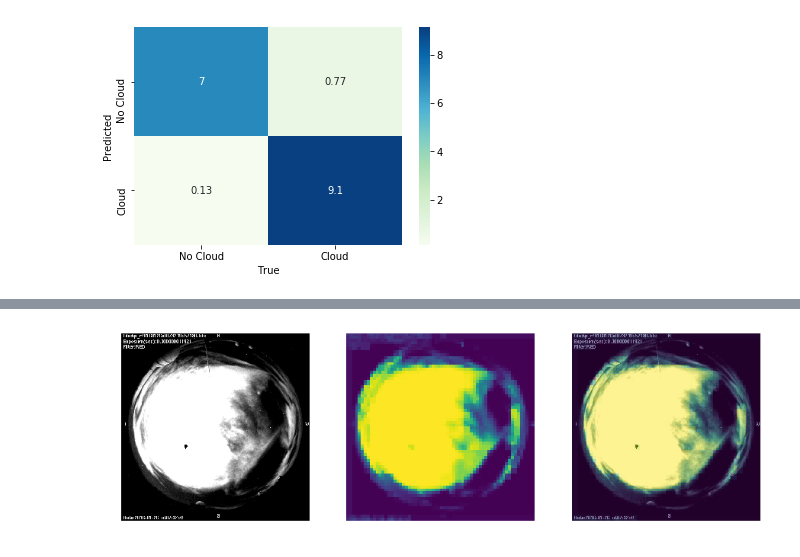
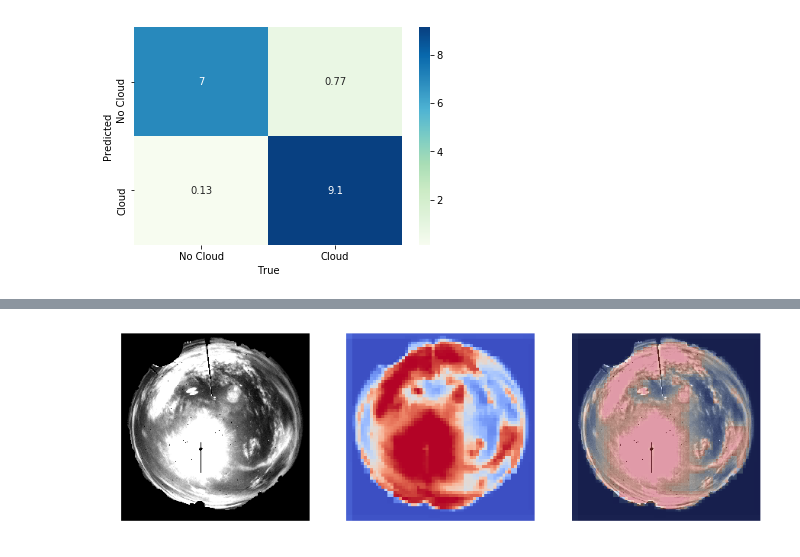
Before and after one commit to dylanagreen/kpno-allsky, a Jupyter notebook: Image Classifier v3.ipynb, the cells around one changed output, grey strips where cells are left out. Drawn from its saved outputs; the diff is of its cells as text; code cells hidden in the pictures.

```diff
--- a/Image Classifier v3.ipynb
+++ b/Image Classifier v3.ipynb
@@ -208,7 +208,9 @@ print(len(p2))
 # %% [output]
 771
 # %%
-d1 = PixelDataset('r_ut041252s80160.png', p2, transform=aug_transform)
+pics = os.listdir(os.path.join('Images', *['data', 'train', '0.3']))
+for pic in pics:
+    d1 = PixelDataset(pic, p2, transform=aug_transform)
 d2 = PixelDataset('r_ut023938s39540.png', p2, transform=aug_transform) # No Cloud Image
 data = ConcatDataset([d1, d2])
 
@@ -439,7 +443,7 @@ def check_entire(name, scale):
     return net(pic.to(device)).data.to('cpu')
 # %%
 %%time
-name = 'r_ut073249s57180.png'
+name = 'r_ut083040s60660.png'
 s = 1
 test = check_entire(name, s)
 x = test[0,1,:,:]
@@ -506,23 +510,23 @@ from scipy.stats import gmean
 # %%
 y2 = np.concatenate(y, axis=2)
 
 # y5 tests a theory that the contrast would look better with some truncation.
 y5 = np.where(y2 > 7, 7, y2)
 y3 = np.median(y2, axis=2)
 fig, ax = plt.subplots(1,3)
 fig.set_size_inches(15,7)
 
 ax[0].imshow(im, cmap='gray')
 ax[0].set_axis_off()
-ax[1].imshow(y3, interpolation='nearest', cmap="viridis")
+ax[1].imshow(y3, interpolation='nearest', cmap="coolwarm")
 ax[1].set_axis_off()
 
 # This just resizes it so we can overplot it.
 y4 = np.array(Image.fromarray(y3).resize((512,512)))
 ax[2].imshow(im, interpolation='none', cmap="gray")
-ax[2].imshow(y4, interpolation='nearest', cmap="viridis", alpha=0.5)
+ax[2].imshow(y4, interpolation='nearest', cmap="coolwarm", alpha=0.4)
 ax[2].set_axis_off()
 
 plt.savefig('heatmap-test.png', bbox_inches='tight', dpi=256)
 # %% [output]
-[figure, old version]
+[figure, new version]
```
Also changed, not shown: parts of 4 cells of this notebook.
